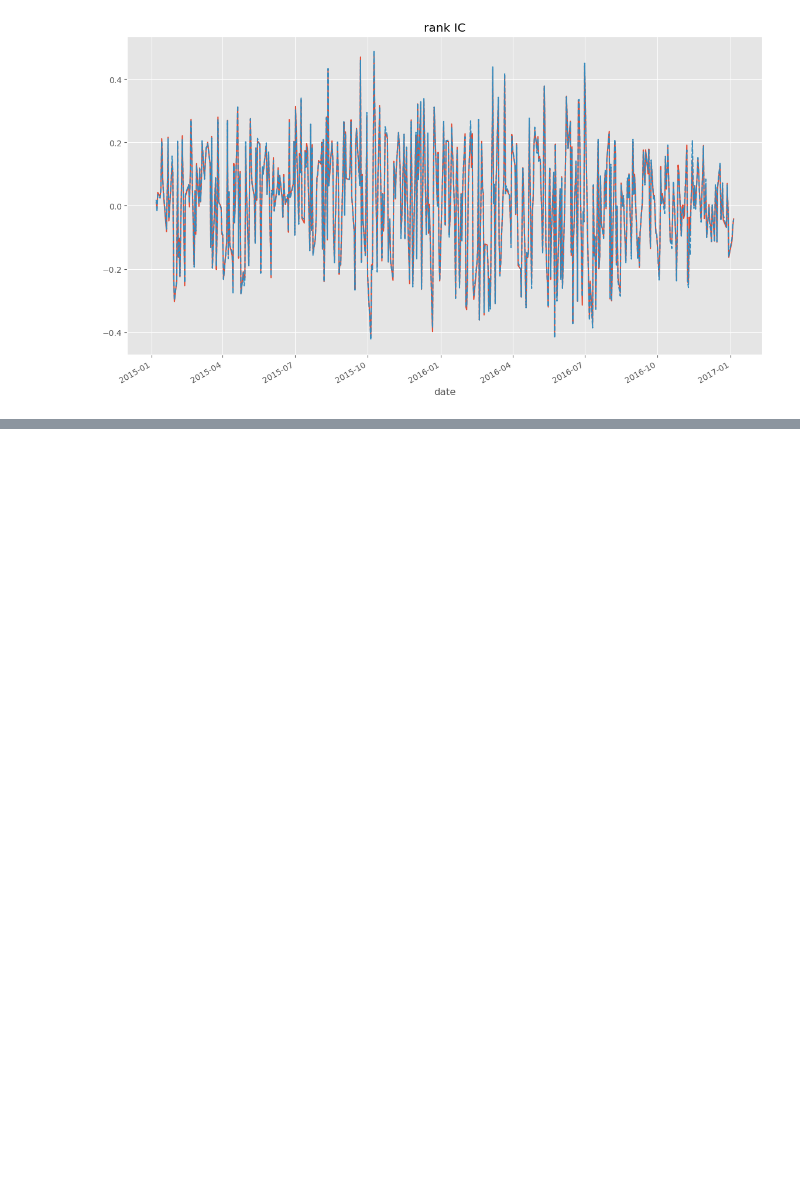
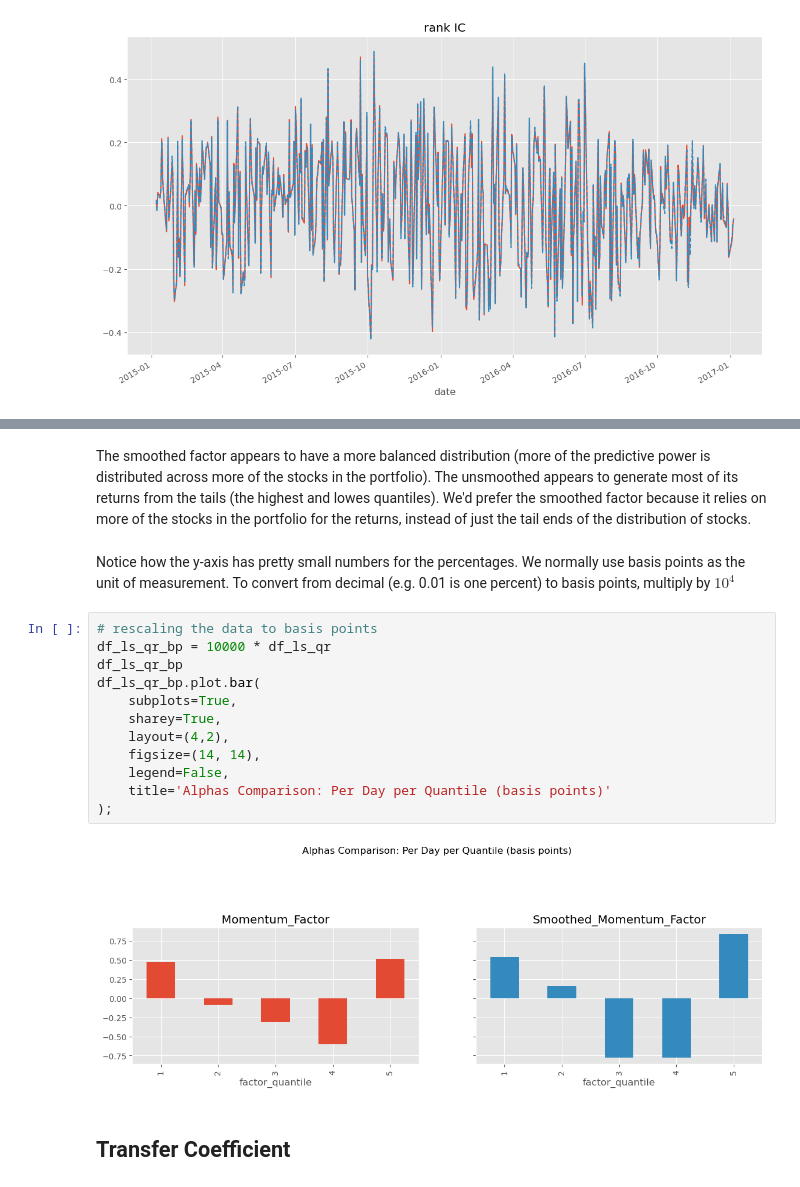
Before and after one commit to ansingh16/AI_for_trading, a Jupyter notebook: Notes/alpha_factor/alpha_modelling.ipynb, the cells around one changed output, grey strips where cells are left out. Saved outputs shown, nothing was run; the diff lists cells and outputs as text; blank space fills up the shorter version.

```diff
--- a/Notes/alpha_factor/sector_neutral.ipynb
+++ b/Notes/alpha_factor/alpha_modelling.ipynb
@@ -675,0 +735,20 @@ ls_rank_ic[1]['Smoothed_Momentum_Factor'].plot(style='--')
+# %% [markdown]
+The smoothed factor appears to have a more balanced distribution (more of the predictive power is distributed across more of the stocks in the portfolio). The unsmoothed appears to generate most of its returns from the tails (the highest and lowes quantiles). We'd prefer the smoothed factor because it relies on more of the stocks in the portfolio for the returns, instead of just the tail ends of the distribution of stocks.
+# %% [markdown]
+Notice how the y-axis has pretty small numbers for the percentages. We normally use basis points as the unit of measurement. To convert from decimal (e.g. 0.01 is one percent) to basis points, multiply by $10^4$
+# %%
+# rescaling the data to basis points
+df_ls_qr_bp = 10000 * df_ls_qr
+df_ls_qr_bp
+df_ls_qr_bp.plot.bar(
+    subplots=True,
+    sharey=True,
+    layout=(4,2),
+    figsize=(14, 14),
+    legend=False,
+    title='Alphas Comparison: Per Day per Quantile (basis points)'
+);
+# %% [output]
+[figure, added]
+# %% [markdown]
+## Transfer Coefficient
```
Also changed, not shown: parts of 11 cells of this notebook.
